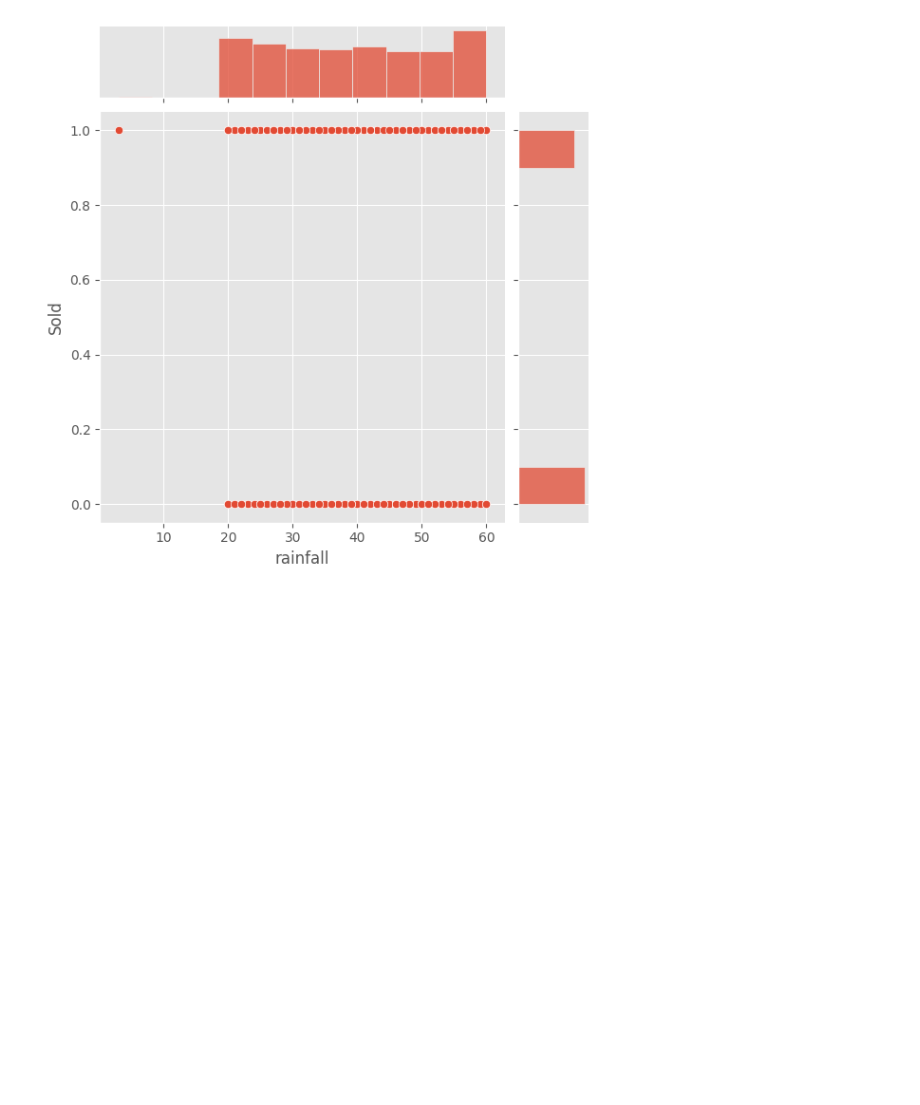
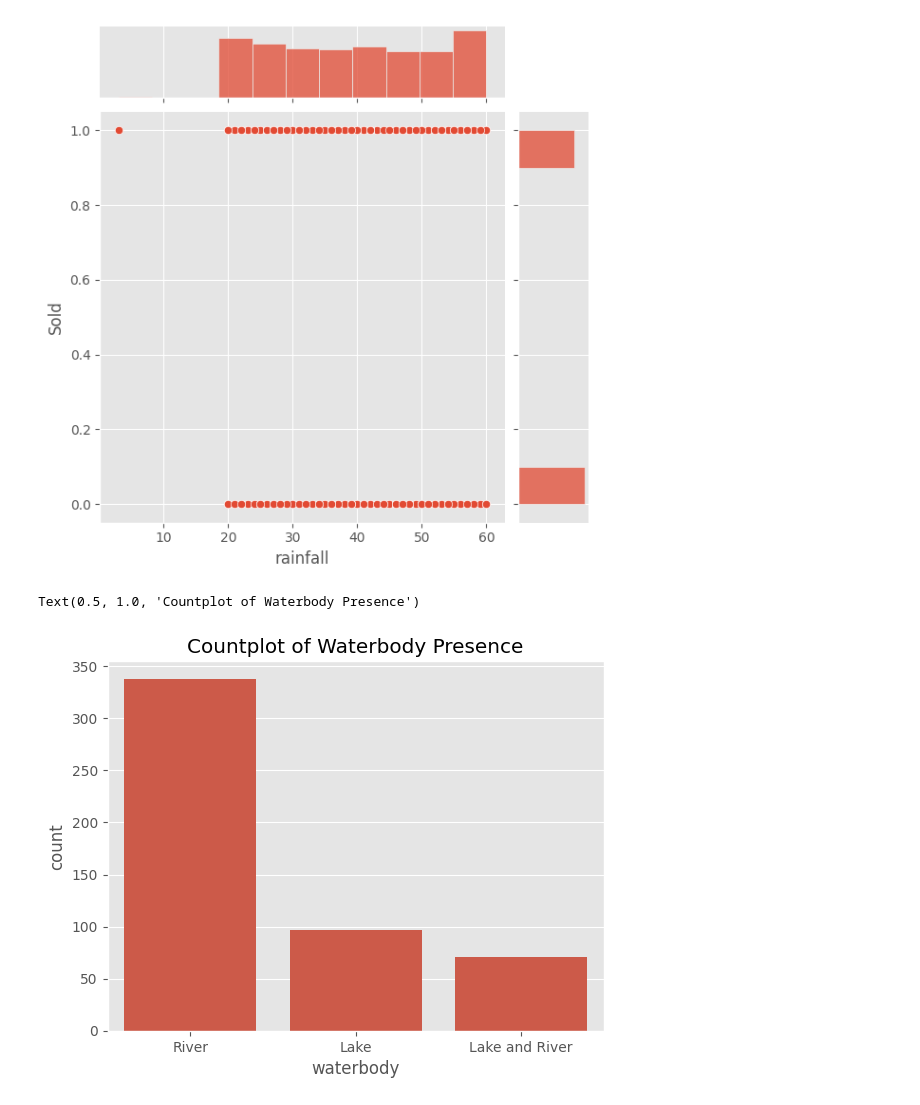
Before and after one commit to Ebin21/ML, a Jupyter notebook: House_Price.ipynb, the cells around one changed output. Drawn from its saved outputs; the diff is of its cells as text; code cells hidden in the pictures; blank space fills up the shorter version.

```diff
--- a/House_Price.ipynb
+++ b/House_Price.ipynb
@@ -577,3 +577,10 @@ sns.jointplot(x=df.rainfall, y=df.Sold)
 # %% [output]
 <seaborn.axisgrid.JointGrid at 0x...>
 [figure]
+# %%
+iris=sns.load_dataset('iris')
+sns.countplot(x=df.waterbody)
+plt.title('Countplot of Waterbody Presence')
+# %% [output]
+Text(0.5, 1.0, 'Countplot of Waterbody Presence')
+[figure, added]
```
Also changed, not shown: parts of 3 cells of this notebook.
